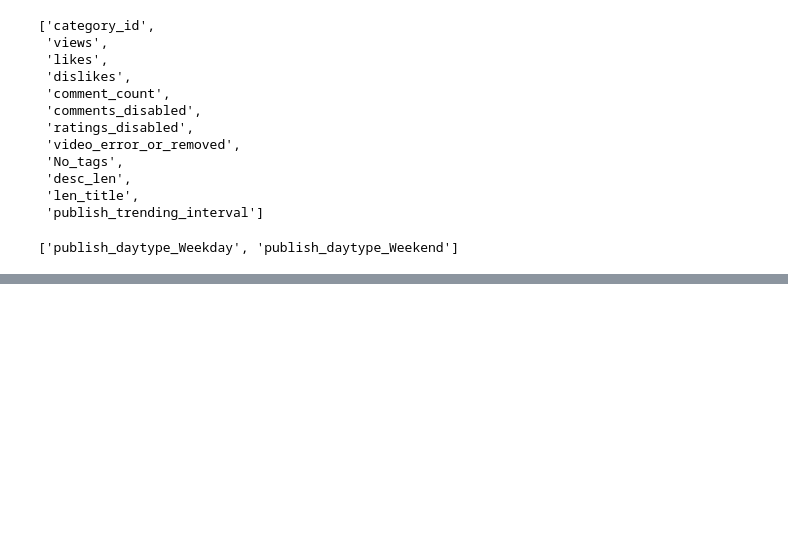
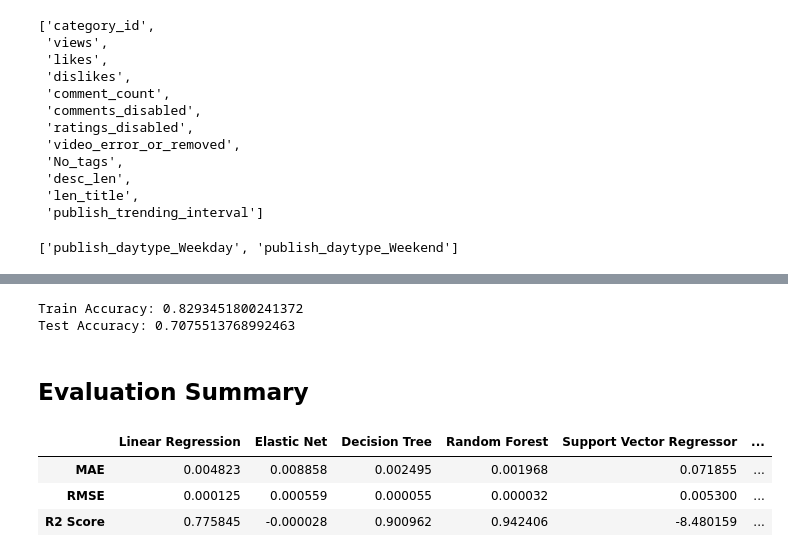
Before and after one commit to dinalnaveen/Analyse-the-relationship-between-metrics-of-YouTube-based-on-YouTube-analytics-by-applying-the-machi, a Jupyter notebook: YouTube Video Views Prediction.ipynb, the cells around one changed output, grey strips where cells are left out. Drawn from its saved outputs; the diff is of its cells as text; code cells hidden in the pictures; blank space fills up the shorter version.

```diff
--- a/YouTube Video Views Prediction.ipynb
+++ b/YouTube Video Views Prediction.ipynb
@@ -786,0 +715,6 @@ Best bootstrap: False
+# %%
+# fitting regression model to training set
+from sklearn.neighbors import KNeighborsRegressor
+knn_model = KNeighborsRegressor(n_neighbors=5)
+knn_model.fit(X_train, y_train)
+y_pred_knn = knn_model.predict(X_test)
@@ -786,0 +724,31 @@ Best bootstrap: False
+# %%
+mae_knn = mean_absolute_error(y_test, y_pred_knn)
+rmse_knn = mean_squared_error(y_test, y_pred_knn, squared=False)
+r2_knn = r2_score(y_test, y_pred_knn)
+train_knn = knn_model.score(X_train, y_train)
+test_knn = knn_model.score(X_test, y_test)
+# %%
+print('Train Accuracy:', train_knn)
+print('Test Accuracy:', test_knn)
+# %% [output]
+Train Accuracy: 0.8293451800241372
+Test Accuracy: 0.7075513768992463
+# %% [markdown]
+## Evaluation Summary
+# %%
+evaluation_summary = {
+    'Linear Regression': [mae_lr, rmse_lr, r2_lr],
+    'Elastic Net':[mae_en, rmse_en, r2_en],
+    'Decision Tree':[mae_dt, rmse_dt, r2_dt],
+    'Random Forest':[mae_rf, rmse_rf, r2_rf],
+    'Support Vector Regressor':[mae_svr, rmse_svr, r2_svr],
+    'K-nearest neighbors (KNN) Regressor':[mae_knn, rmse_knn, r2_knn]
+}
+
+eva_sum = pd.DataFrame(data = evaluation_summary, index = ['MAE', 'RMSE', 'R2 Score'])
+eva_sum
+# %% [output]
+|  | Linear Regression | Elastic Net | Decision Tree | Random Forest | Support Vector Regressor | ... |
+| MAE | 0.004823 | 0.008858 | 0.002495 | 0.001968 | 0.071855 | ... |
+| RMSE | 0.000125 | 0.000559 | 0.000055 | 0.000032 | 0.005300 | ... |
+| R2 Score | 0.775845 | -0.000028 | 0.900962 | 0.942406 | -8.480159 | ... |
```
Also changed, not shown: parts of 114 cells of this notebook.
